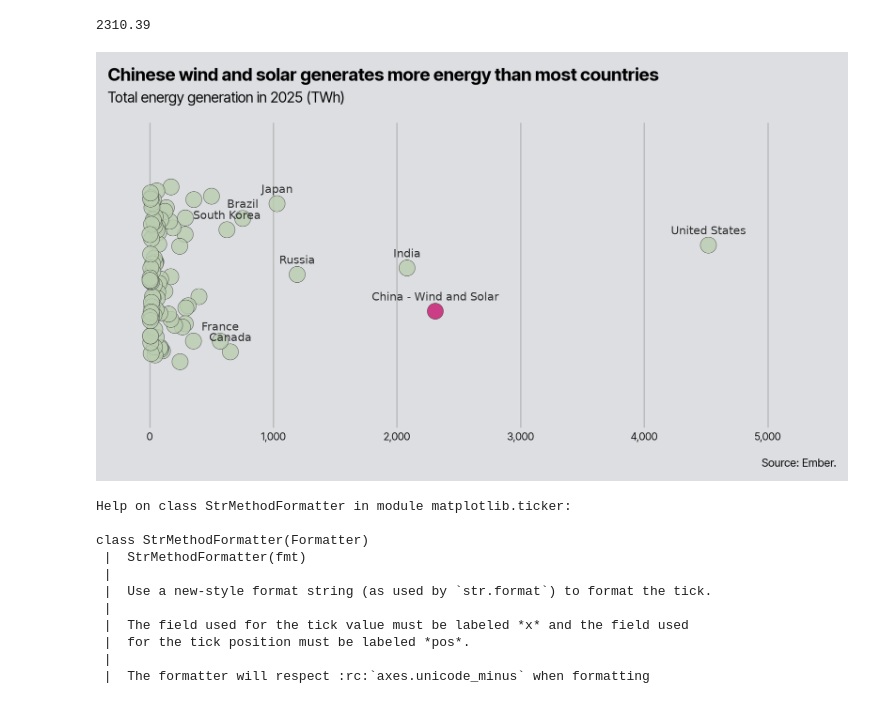
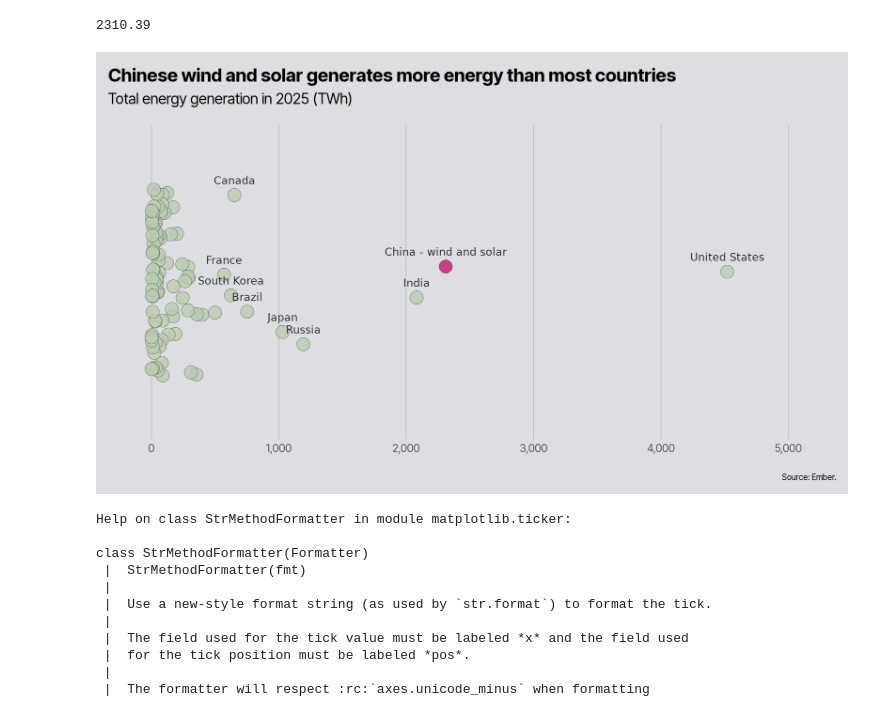
Before and after one commit to TurnerHaa/chinaEnergy, a Jupyter notebook: chinaEnergy.ipynb, the cells around one changed output. Cells and saved outputs as stored; diff of their text form; code cells hidden in the pictures.

Commit message:
Reduced source scales

```diff
--- a/chinaEnergy.ipynb
+++ b/chinaEnergy.ipynb
@@ -55,7 +55,7 @@ generation_data['label'] = 'Unkown'
 
 generation_data['label'] = generation_data['label'].case_when([
     (generation_data['area'] != 'China', generation_data['area']),
-    (generation_data['area'] == 'China', 'China - Wind and Solar')
+    (generation_data['area'] == 'China', 'China - wind and solar')
 ])
 # %%
 # ================================
@@ -85,7 +85,7 @@ subtitle_font = {
 
 source_font = {
     'fontname': 'Inter Tight',
-    'fontsize': 7
+    'fontsize': 5
               }
 
 # equivalent to R themes() for quick styling
@@ -122,8 +122,7 @@ palette = {
 }
 
 # ax.set(xscale="log")
-sns.stripplot(x='generation_twh_', jitter=0.3, data=generation_data, size=10, hue='electricity_source', linewidth=0.3,  palette=palette, alpha=0.8, ax=ax)
-
+sns.stripplot(x='generation_twh_', jitter=0.3, data=generation_data, size=8, hue='electricity_source', linewidth=0.2,  palette=palette, alpha=0.8, ax=ax)
 
 offsets = ax.collections[-1].get_offsets()
 
@@ -132,39 +131,38 @@ for idx, (x_pos, y_pos) in enumerate(offsets[0:9]):
 
     ax.annotate(
         label_text,
         xy=(x_pos, y_pos),
-        xytext=(0, 5),
+        xytext=(0,5),
         textcoords="offset points",
         ha="center",
         va="bottom",
-        fontsize=7,
+        fontsize=6.5,
         color="#333333",
         weight=400
     )
 
-
 ax.set_xlim(-100, 5010)
 
-plt.tick_params(axis='x', which='both', bottom=False, top=False, pad=-2, colors='#0D0D0D')
-plt.grid(axis='x', alpha=0.8)
+plt.tick_params(axis='x', which='both', bottom=False, top=False, pad=-2, colors='#525252')
+plt.grid(axis='x', alpha=0.8, linewidth=0.4)
 ax.tick_params(axis='x', labelsize=6)
 ax.set_xlabel(None)
 ax.xaxis.set_major_formatter(ticker.StrMethodFormatter("{x:,.0f}"))
 plt.setp(ax.get_xticklabels(),  fontname='Inter Tight', size=6.5)
 
 plt.tick_params(axis='y', which='both', bottom=False, top=False, left=False)
 
 
 ax.get_legend().remove()
 
 for pos in ['right', 'top', 'bottom', 'left']:
     plt.gca().spines[pos].set_visible(False)
 
 plt.savefig("output_300dpi.png", dpi=dpi, facecolor=fig.get_facecolor())
 
 plt.show()
 # %% [output]
-[figure, old version]
+[figure, new version]
 # %%
 help(ticker.StrMethodFormatter)
 # %% [output]
```
Also changed, not shown: 1 other file.
